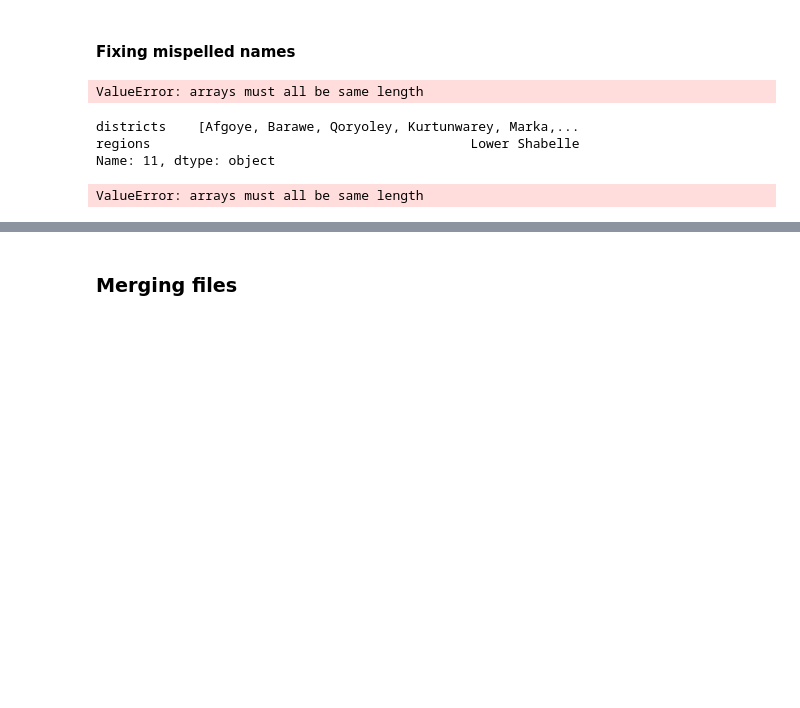
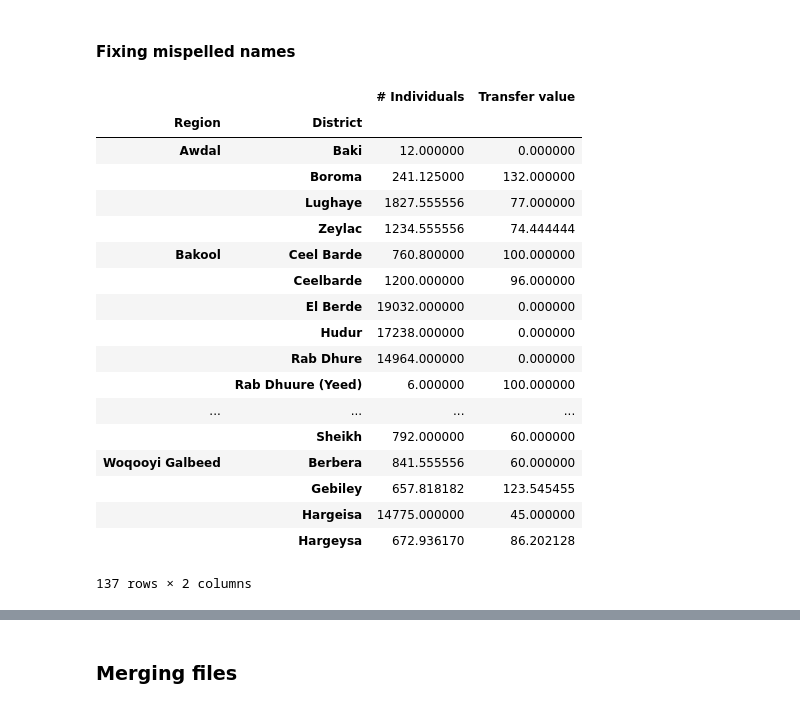
Before and after one commit to ndongamadu/hdx-som-pcoder-jypternbook, a Jupyter notebook: somalia-cash-pcoding.ipynb, the cells around one changed output, grey strips where cells are left out. Drawn from its saved outputs; the diff is of its cells as text; code cells hidden in the pictures; blank space fills up the shorter version.

```diff
--- a/somalia-cash-pcoding.ipynb
+++ b/somalia-cash-pcoding.ipynb
@@ -98,13 +190,7 @@ def pivotTableRegionDistrict(fichier, regColName, DistColName):
 # %% [markdown]
 #### Fixing mispelled names
 # %%
-f = pivotTableRegionDistrict(somaliaRawCashData, 'Region','District')
+#f = pivotTableRegionDistrict(somaliaRawCashData, 'Region','District')
-# %% [output]
-ValueError: arrays must all be same length
 # %%
-f.iloc[11]
+#f.iloc[11]
-# %% [output]
-districts    [Afgoye, Barawe, Qoryoley, Kurtunwarey, Marka,...
-regions                                         Lower Shabelle
-Name: 11, dtype: object
 # %%
@@ -112,4 +198,26 @@ v=somaliaRawCashData[somaliaRawCashData['Region']=='Lower Shabelle']['District']
 # %%
-pivotTableRegionDistrict(somaliaPcodes, 'REG_NAME','DIST_NAME')
+#pivotTableRegionDistrict(somaliaPcodes, 'REG_NAME','DIST_NAME')
-# %% [output]
-ValueError: arrays must all be same length
+# %%
+#pd.pivot_table(data=df,values='',index=[],columns=[],aggfunc=count)
+#df.groupby(['Region',])
+df.pivot_table(index=['Region','District'])
+# %% [output]
+|  |  | # Individuals | Transfer value |
+| Region | District |  |  |
+| Awdal | Baki | 12.000000 | 0.000000 |
+|  | Boroma | 241.125000 | 132.000000 |
+|  | Lughaye | 1827.555556 | 77.000000 |
+|  | Zeylac | 1234.555556 | 74.444444 |
+| Bakool | Ceel Barde | 760.800000 | 100.000000 |
+|  | Ceelbarde | 1200.000000 | 96.000000 |
+|  | El Berde | 19032.000000 | 0.000000 |
+|  | Hudur | 17238.000000 | 0.000000 |
+|  | Rab Dhure | 14964.000000 | 0.000000 |
+|  | Rab Dhuure (Yeed) | 6.000000 | 100.000000 |
+| ... | ... | ... | ... |
+|  | Sheikh | 792.000000 | 60.000000 |
+| Woqooyi Galbeed | Berbera | 841.555556 | 60.000000 |
+|  | Gebiley | 657.818182 | 123.545455 |
+|  | Hargeisa | 14775.000000 | 45.000000 |
+|  | Hargeysa | 672.936170 | 86.202128 |
+137 rows × 2 columns
```
Also changed, not shown: parts of 39 cells of this notebook, 1 other file.
